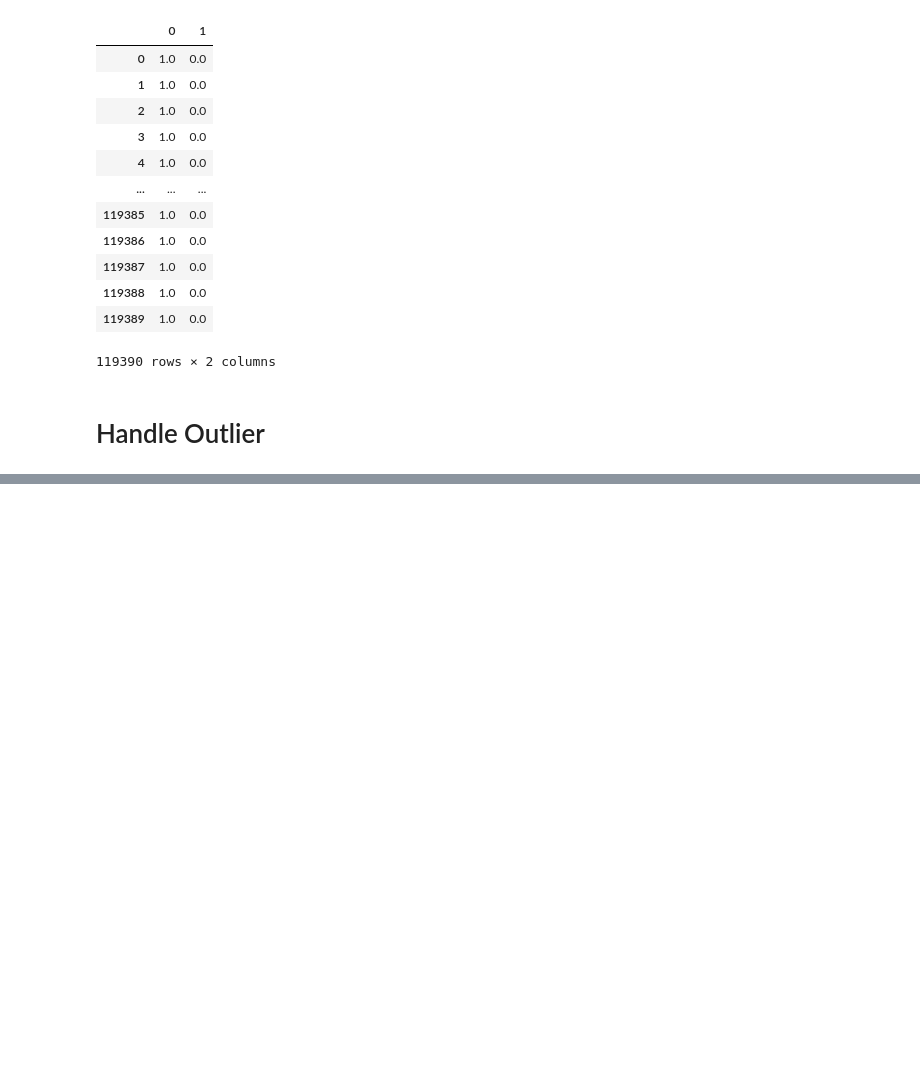
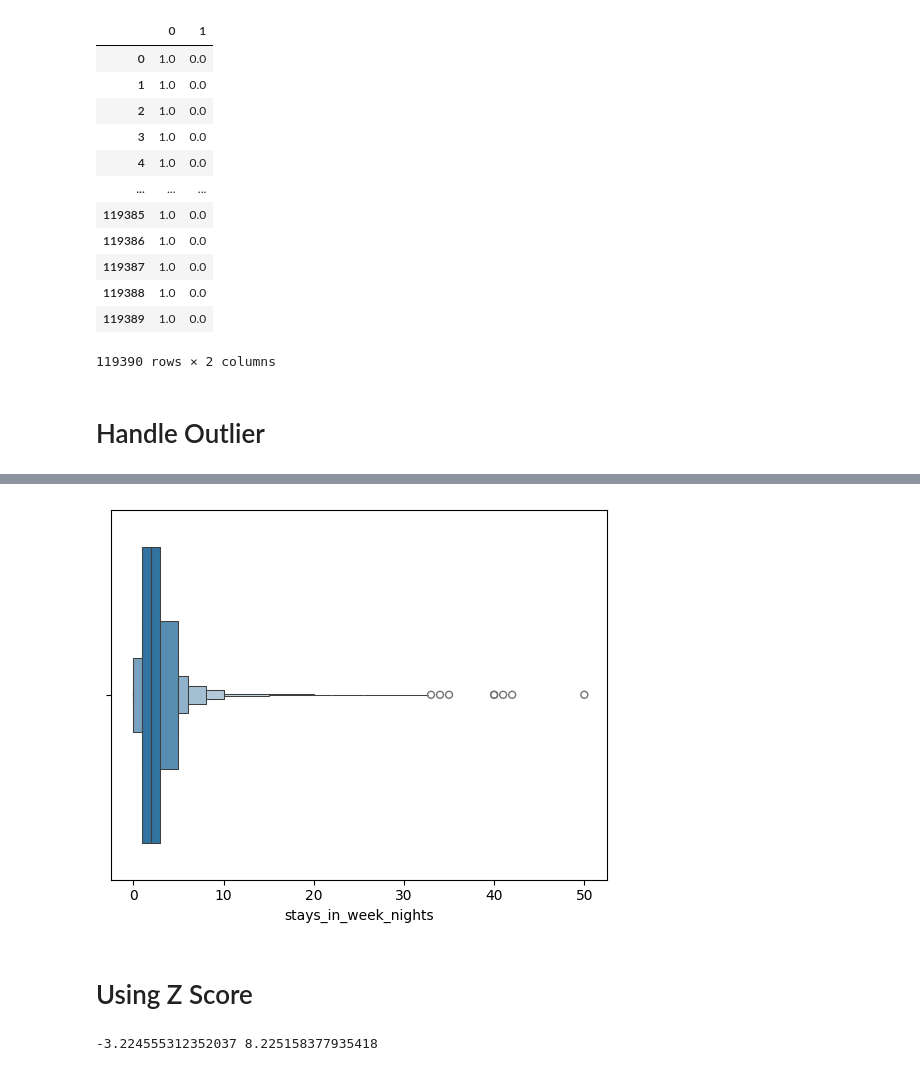
Before and after one commit to AftabQuant/Machine-Learning-Chronicles, a Jupyter notebook: Machine Learning Practice/Data Cleaning/DC Using sklearn .ipynb, the cells around one changed output, grey strips where cells are left out. Saved outputs shown, nothing was run; the diff lists cells and outputs as text; code cells hidden in the pictures; blank space fills up the shorter version.

```diff
--- a/Machine Learning Practice/Data Cleaning/DC Using sklearn .ipynb
+++ b/Machine Learning Practice/Data Cleaning/DC Using sklearn .ipynb
@@ -345,0 +392,7 @@ trns_data
+# %%
+sns.boxenplot(data=df, x = 'stays_in_week_nights')
+plt.show()
+# %% [output]
+[figure, added]
+# %% [markdown]
+# Using Z Score
@@ -345,0 +402,4 @@ trns_data
+# %%
+print(min_range, max_range)
+# %% [output]
+-3.224555312352037 8.225158377935418
```
Also changed, not shown: parts of 10 cells of this notebook.
